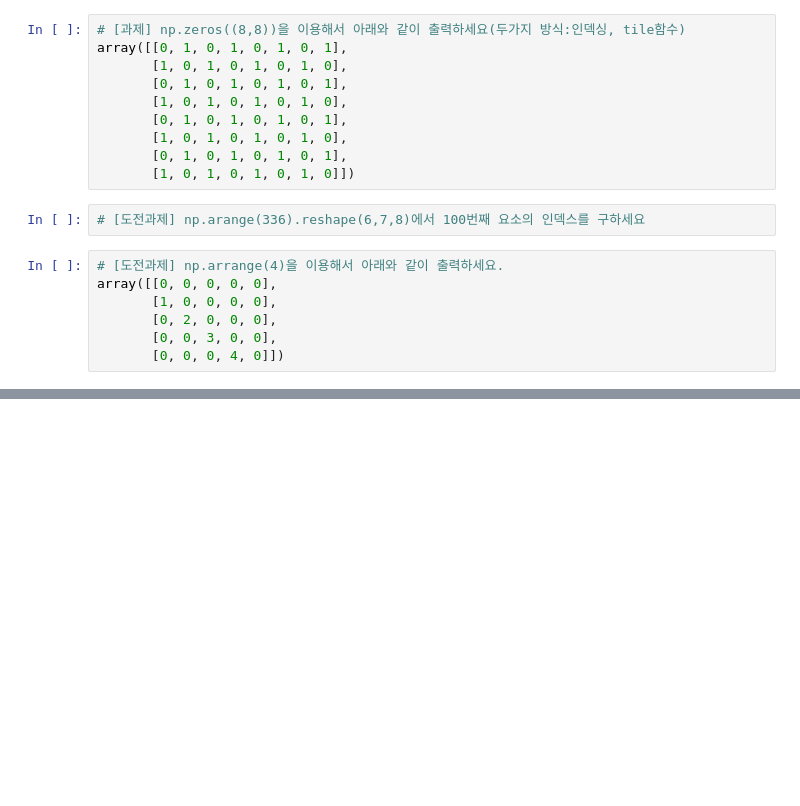
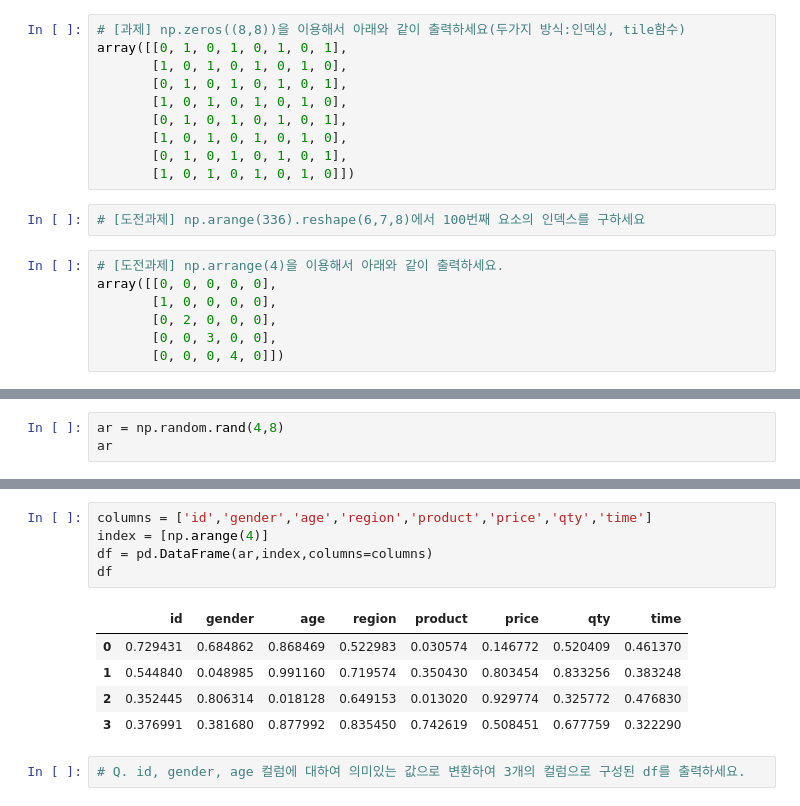
Before and after one commit to bnv20/kdt5, a Jupyter notebook: m2_분석라이브러리활용/numpy/numpy_응용.ipynb, the cells around one changed output, grey strips where cells are left out. Drawn from its saved outputs; the diff is of its cells as text; blank space fills up the shorter version.

```diff
--- a/m2_분석라이브러리활용/numpy/numpy_응용.ipynb
+++ b/m2_분석라이브러리활용/numpy/numpy_응용.ipynb
@@ -469,0 +585,3 @@ array([[0, 0, 0, 0, 0],
+# %%
+ar = np.random.rand(4,8)
+ar
@@ -469,0 +614,13 @@ array([[0, 0, 0, 0, 0],
+# %%
+columns = ['id','gender','age','region','product','price','qty','time']
+index = [np.arange(4)]
+df = pd.DataFrame(ar,index,columns=columns)
+df
+# %% [output]
+|  | id | gender | age | region | product | price | qty | time |
+| 0 | 0.729431 | 0.684862 | 0.868469 | 0.522983 | 0.030574 | 0.146772 | 0.520409 | 0.461370 |
+| 1 | 0.544840 | 0.048985 | 0.991160 | 0.719574 | 0.350430 | 0.803454 | 0.833256 | 0.383248 |
+| 2 | 0.352445 | 0.806314 | 0.018128 | 0.649153 | 0.013020 | 0.929774 | 0.325772 | 0.476830 |
+| 3 | 0.376991 | 0.381680 | 0.877992 | 0.835450 | 0.742619 | 0.508451 | 0.677759 | 0.322290 |
+# %%
+# Q. id, gender, age 컬럼에 대하여 의미있는 값으로 변환하여 3개의 컬럼으로 구성된 df를 출력하세요.
```
Also changed, not shown: parts of 19 cells of this notebook.
